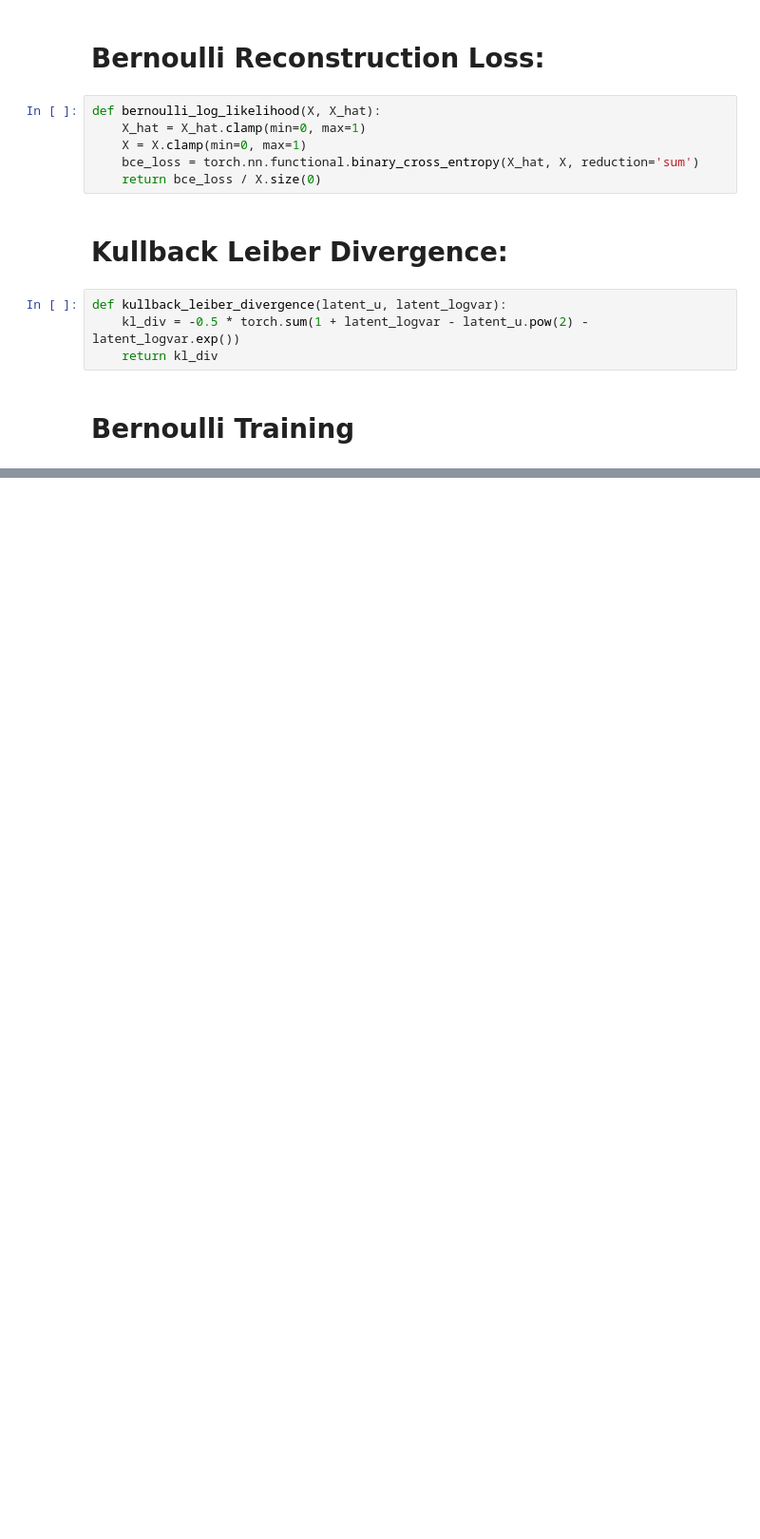
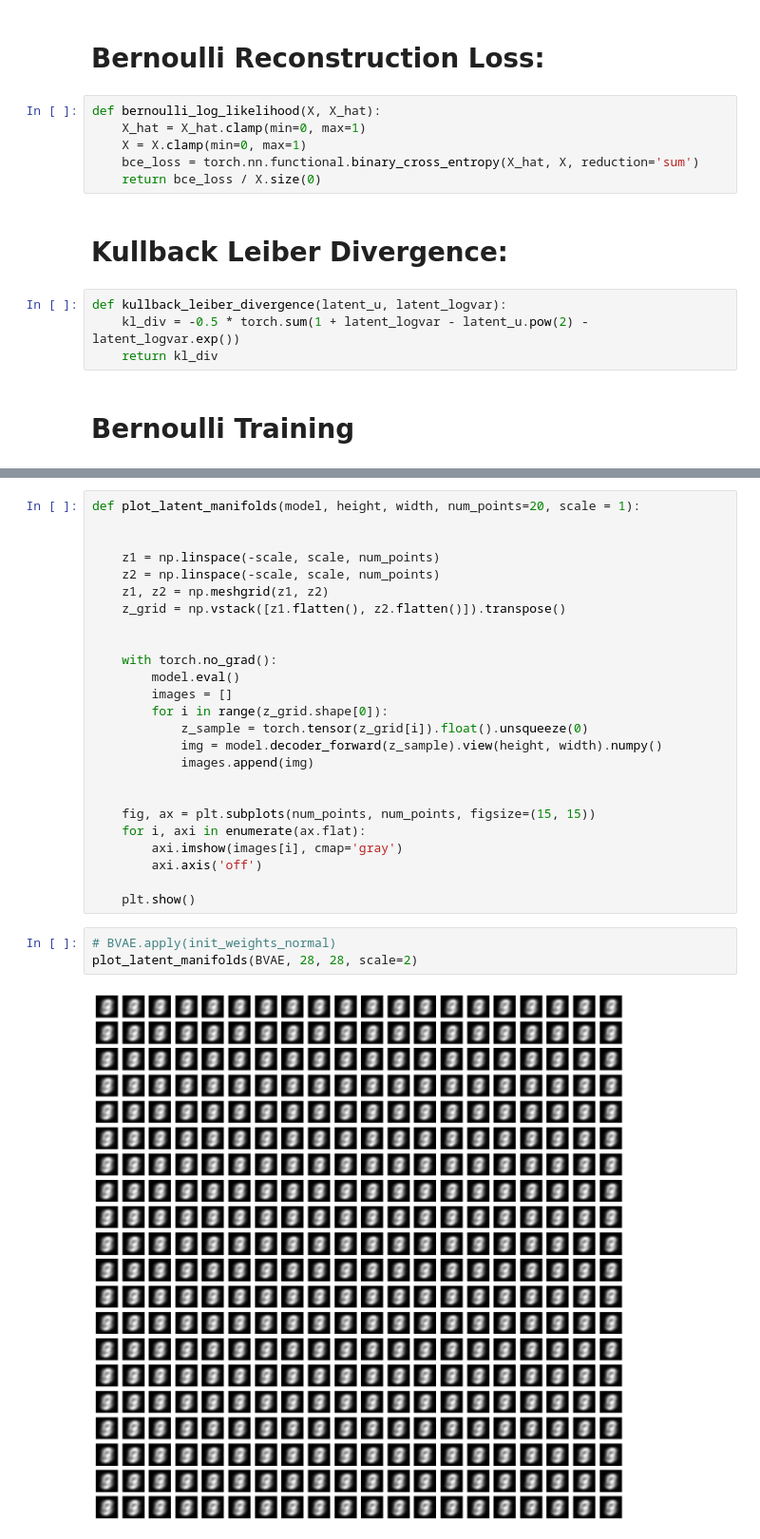
Before and after one commit to Bartosz-G/my_autoencoding_variational_bayes, a Jupyter notebook: my_autoencoding_variational_bayes.ipynb, the cells around one changed output, grey strips where cells are left out. Shown at 95% size. Cells and saved outputs as stored; diff of their text form; blank space fills up the shorter version.

```diff
--- a/my_autoencoding_variational_bayes.ipynb
+++ b/my_autoencoding_variational_bayes.ipynb
@@ -326,0 +319,30 @@ tensor([[    nan, -2.6036, -3.7195,     nan, -2.6672,     nan, -4.7744, -1.6671,
+# %%
+def plot_latent_manifolds(model, height, width, num_points=20, scale = 1):
+
+
+    z1 = np.linspace(-scale, scale, num_points)
+    z2 = np.linspace(-scale, scale, num_points)
+    z1, z2 = np.meshgrid(z1, z2)
+    z_grid = np.vstack([z1.flatten(), z2.flatten()]).transpose()
+
+
+    with torch.no_grad():
+        model.eval()
+        images = []
+        for i in range(z_grid.shape[0]):
+            z_sample = torch.tensor(z_grid[i]).float().unsqueeze(0)
+            img = model.decoder_forward(z_sample).view(height, width).numpy()
+            images.append(img)
+
+
+    fig, ax = plt.subplots(num_points, num_points, figsize=(15, 15))
+    for i, axi in enumerate(ax.flat):
+        axi.imshow(images[i], cmap='gray')
+        axi.axis('off')
+
+    plt.show()
+# %%
+# BVAE.apply(init_weights_normal)
+plot_latent_manifolds(BVAE, 28, 28, scale=2)
+# %% [output]
+[figure, added]
```
Also changed, not shown: parts of 15 cells of this notebook.
